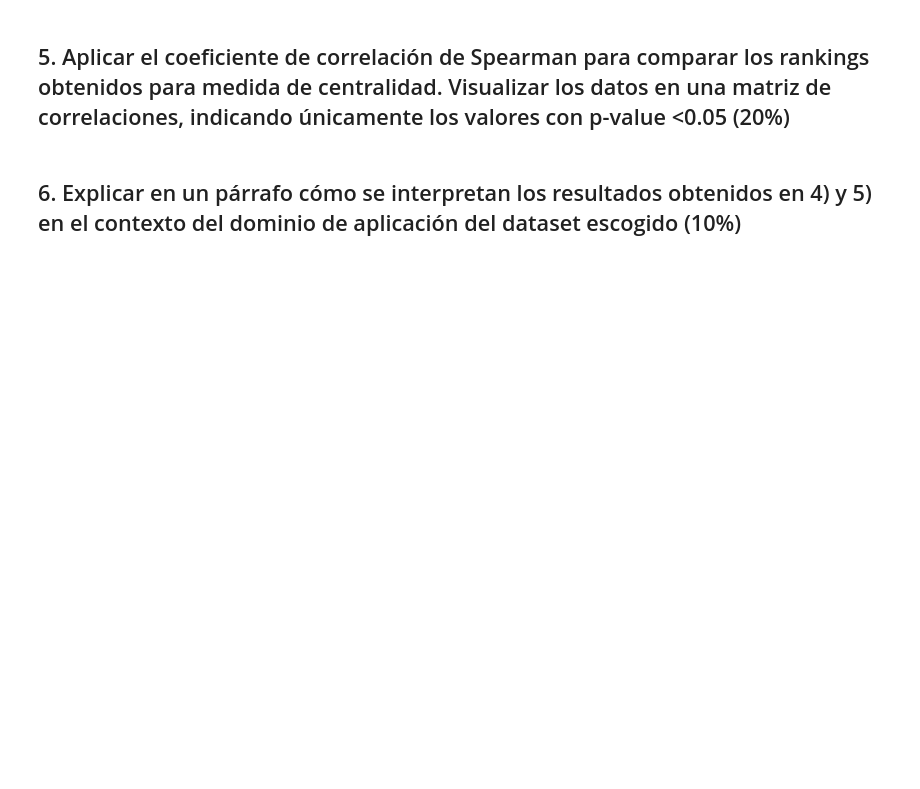
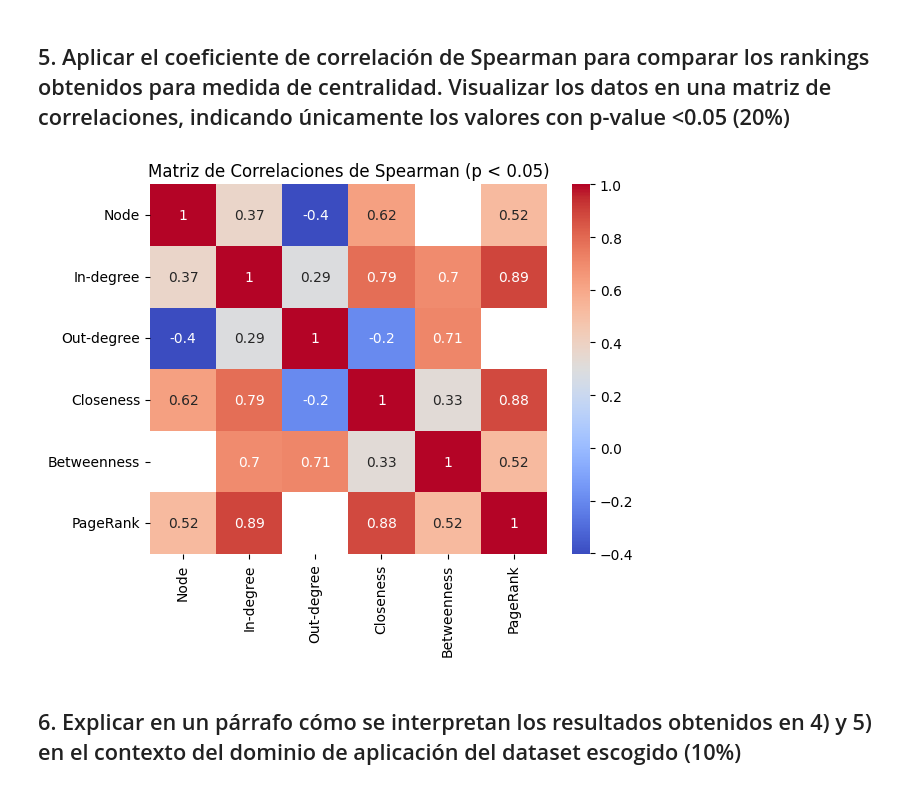
Before and after one commit to IxyzDev/DataInsightHub, a Jupyter notebook: 04-Proyecto/main.ipynb, the cells around one changed output. Saved outputs shown, nothing was run; the diff lists cells and outputs as text; code cells hidden in the pictures; blank space fills up the shorter version.

```diff
--- a/04-Proyecto/main.ipynb
+++ b/04-Proyecto/main.ipynb
@@ -543,4 +544,44 @@ PageRank: 263 nodos activos
 # %% [markdown]
 ## 5. Aplicar el coeficiente de correlación de Spearman para comparar los rankings obtenidos para medida de centralidad. Visualizar los datos en una matriz de correlaciones, indicando únicamente los valores con p-value <0.05 (20%)
+# %%
+import scipy.stats
+import pandas as pd
+import seaborn as sns
+import matplotlib.pyplot as plt
+
+# Supongamos que tienes tus diccionarios de medidas de centralidad
+# in_degrees, out_degrees, closeness, betweenness, pagerank
+
+# Convertir los diccionarios en DataFrames de pandas
+df_in_degree = pd.DataFrame(list(in_degrees.items()), columns=['Node', 'In-degree'])
+df_out_degree = pd.DataFrame(list(out_degrees.items()), columns=['Node', 'Out-degree'])
+df_closeness = pd.DataFrame(list(closeness.items()), columns=['Node', 'Closeness'])
+df_betweenness = pd.DataFrame(list(betweenness.items()), columns=['Node', 'Betweenness'])
+df_pagerank = pd.DataFrame(list(pagerank.items()), columns=['Node', 'PageRank'])
+
+# Fusionar los DataFrames en uno solo
+df = df_in_degree.merge(df_out_degree, on='Node').merge(df_closeness, on='Node').merge(df_betweenness, on='Node').merge(df_pagerank, on='Node')
+
+# Calcular la matriz de correlación de Spearman
+correlation_matrix = df.corr(method='spearman')
+
+# Calcular los p-values
+_, p_matrix = scipy.stats.spearmanr(df.iloc[:, :])
+
+# Convertir la matriz de p-values en un DataFrame de pandas
+p_value_df = pd.DataFrame(p_matrix, index=correlation_matrix.index, columns=correlation_matrix.columns)
+
+# Filtrar por p-value < 0.05
+significant = p_value_df < 0.05
+
+# Reemplazar las celdas no significativas por NaN
+filtered_corr = correlation_matrix.where(significant)
+
+# Dibujar la matriz de correlaciones
+sns.heatmap(filtered_corr, annot=True, cmap='coolwarm')
+plt.title("Matriz de Correlaciones de Spearman (p < 0.05)")
+plt.show()
+# %% [output]
+[figure, added]
 # %% [markdown]
 ## 6. Explicar en un párrafo cómo se interpretan los resultados obtenidos en 4) y 5) en el contexto del dominio de aplicación del dataset escogido (10%)
```
Also changed, not shown: parts of 4 cells of this notebook.
